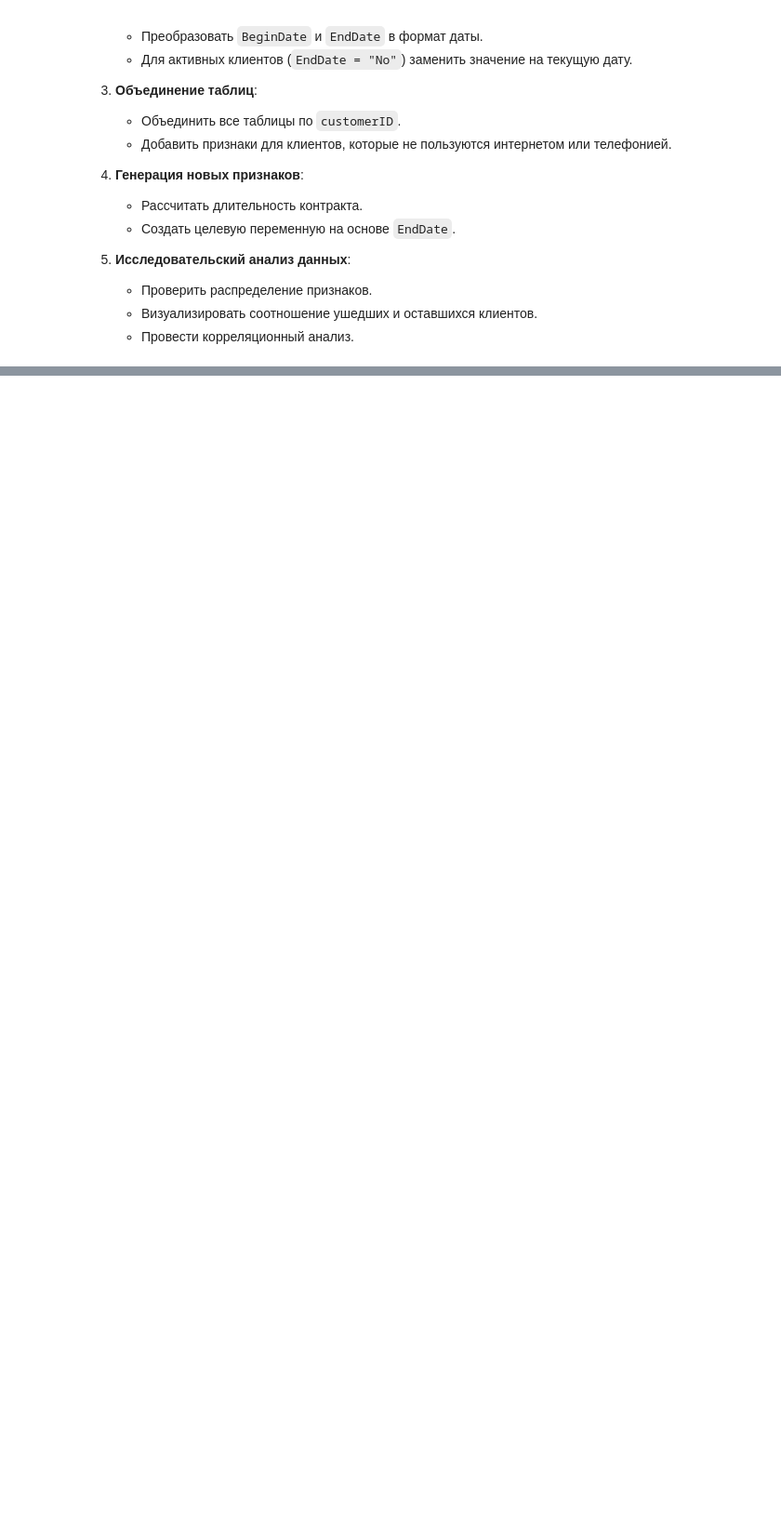
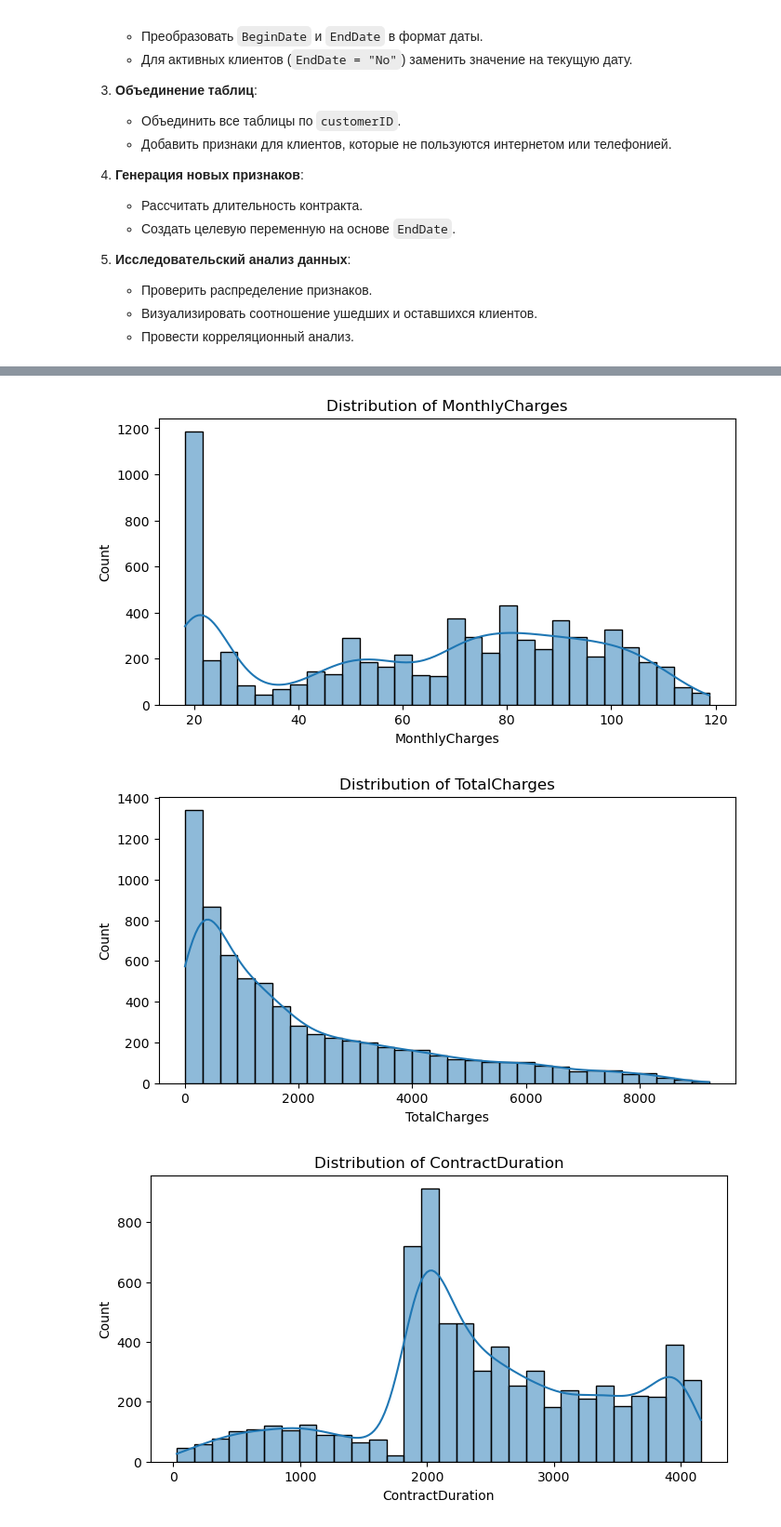
Before and after one commit to IvanovMaxim1992/project, a Jupyter notebook: Финальный проект.ipynb, the cells around one changed output, grey strips where cells are left out. Shown: that part at 93% size. Cells and saved outputs as stored; diff of their text form; code cells hidden in the pictures; blank space fills up the shorter version.

```diff
--- a/Финальный проект.ipynb
+++ b/Финальный проект.ipynb
@@ -169,0 +217,45 @@ RANDOM_STATE = 170225
+# %%
+# Преобразование BeginDate в формат даты
+data['contract']['BeginDate'] = pd.to_datetime(data['contract']['BeginDate'])
+
+# Замена "No" в EndDate на текущую дату
+current_date = pd.to_datetime('2025-02-17')
+data['contract']['EndDate'] = data['contract']['EndDate'].replace('No', current_date)
+data['contract']['EndDate'] = pd.to_datetime(data['contract']['EndDate'])
+# %%
+data['contract']['ContractDuration'] = (data['contract']['EndDate'] - data['contract']['BeginDate']).dt.days
+# %%
+# Объединение таблиц
+merged_data = data['contract'].merge(
+    data['personal'], on='customerID', how='left'
+).merge(
+    data['internet'], on='customerID', how='left'
+).merge(
+    data['phone'], left_on='customerID', right_on='CustomerId', how='left'
+)
+
+# Заполнение пропусков для клиентов без интернета
+merged_data['InternetService'] = merged_data['InternetService'].fillna('No')
+for col in ['OnlineSecurity', 'OnlineBackup', 'DeviceProtection', 'TechSupport', 'StreamingTV', 'StreamingMovies']:
+    merged_data[col] = merged_data[col].fillna(0)
+
+# Заполнение пропусков для клиентов без телефона
+merged_data['MultipleLines'] = merged_data['MultipleLines'].fillna(0)
+merged_data['CustomerId'] = merged_data['CustomerId'].fillna('No')
+# %%
+merged_data['Churn'] = (merged_data['EndDate'] != current_date).astype(int)
+# %%
+import matplotlib.pyplot as plt
+import seaborn as sns
+
+# Распределение числовых признаков
+numeric_features = ['MonthlyCharges', 'TotalCharges', 'ContractDuration']
+for feature in numeric_features:
+    plt.figure(figsize=(8, 4))
+    sns.histplot(merged_data[feature], kde=True, bins=30)
+    plt.title(f'Distribution of {feature}')
+    plt.show()
+# %% [output]
+[figure, added]
+[figure, added]
+[figure, added]
```
Also changed, not shown: parts of 15 cells of this notebook.
